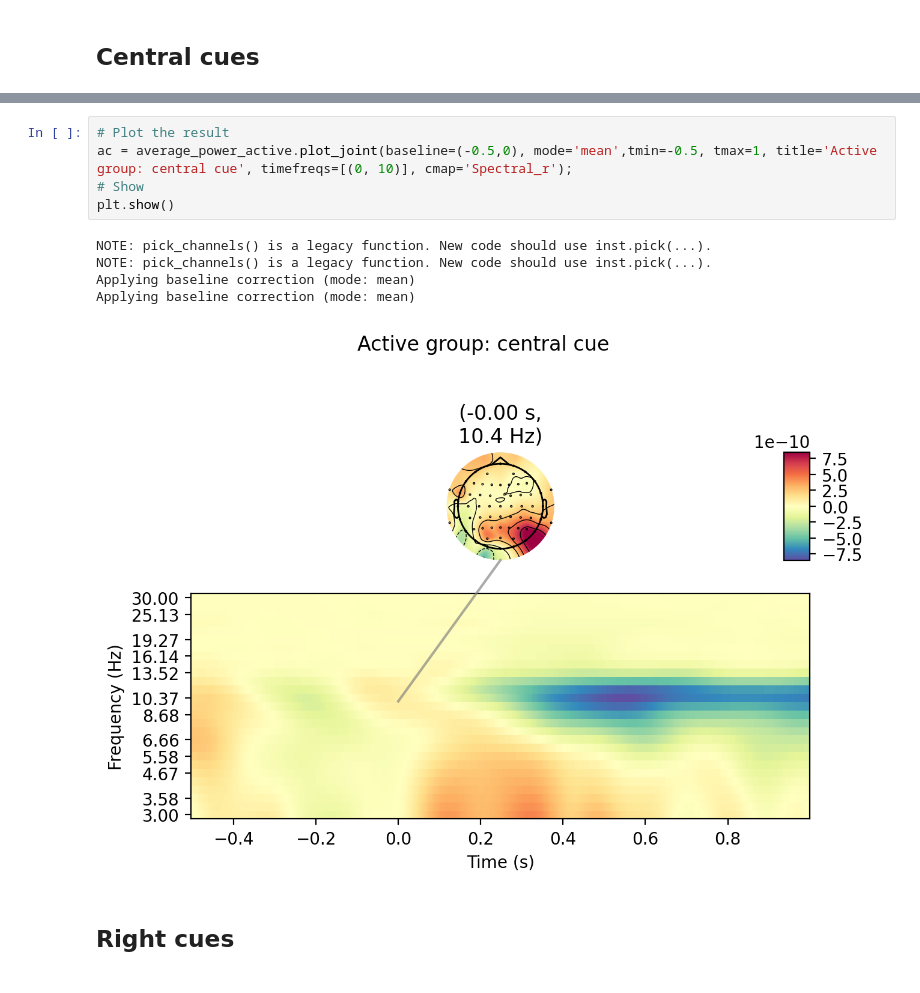
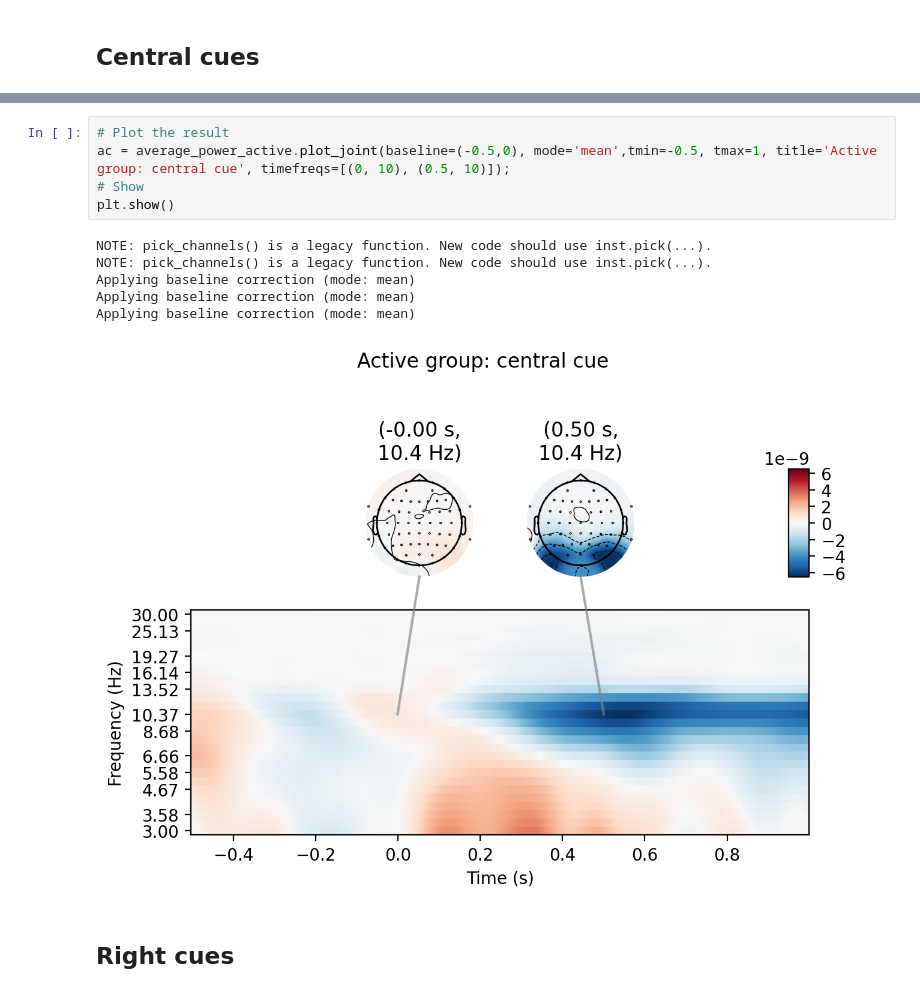
Before and after one commit to locua/time-frequency-analysis, a Jupyter notebook: tf.ipynb, the cells around one changed output, grey strips where cells are left out. Saved outputs shown, nothing was run; the diff lists cells and outputs as text.

```diff
--- a/tf.ipynb
+++ b/tf.ipynb
@@ -240,14 +255,15 @@ Reading 0 ... 678635  =      0.000 ...   678.635 secs...
 # %%
 # Plot the result
-ac = average_power_active.plot_joint(baseline=(-0.5,0), mode='mean',tmin=-0.5, tmax=1, title='Active group: central cue', timefreqs=[(0, 10)], cmap='Spectral_r');
+ac = average_power_active.plot_joint(baseline=(-0.5,0), mode='mean',tmin=-0.5, tmax=1, title='Active group: central cue', timefreqs=[(0, 10), (0.5, 10)]);
 # Show
 plt.show()
 # %% [output]
 NOTE: pick_channels() is a legacy function. New code should use inst.pick(...).
 NOTE: pick_channels() is a legacy function. New code should use inst.pick(...).
 Applying baseline correction (mode: mean)
 Applying baseline correction (mode: mean)
+Applying baseline correction (mode: mean)
-[figure, old version]
+[figure, new version]
 # %% [markdown]
 ## Right cues
 # %%
```
Also changed, not shown: parts of 8 cells of this notebook, 4 other files.
